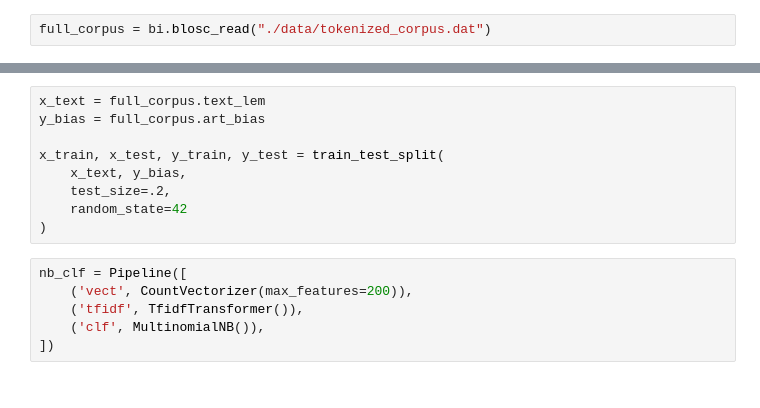
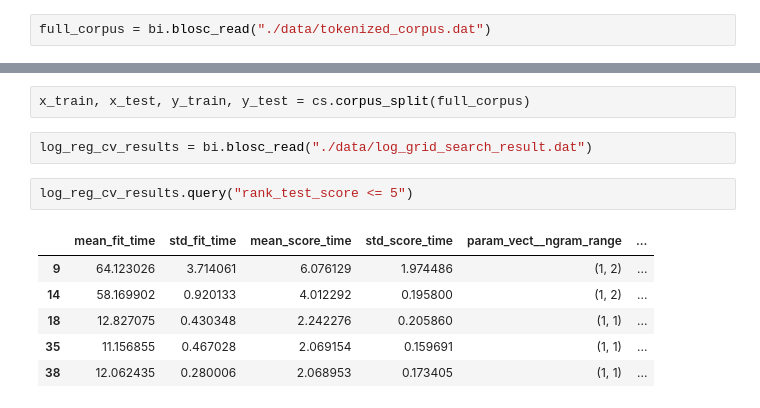
Before and after one commit to keenan-smith-data/political_corpus_python, a Jupyter notebook: data_modeling.ipynb, the cells around one changed output, grey strips where cells are left out. Cells and saved outputs as stored; diff of their text form.

```diff
--- a/data_modeling.ipynb
+++ b/data_modeling.ipynb
@@ -31,18 +28,16 @@ full_corpus.head()
 | 2 | "1983" and "The Brink" Review: Th... | Lee Edwards, Ph.D. | 2018-08-10 | defense | https://www.heritage.org/defense/... | Heritage Commentary | most historians agree that the wo... | right-wing | [historian, agre, world, came, cl... | ... |
 | 3 | "60 Minutes" Snubs the Facts on E... | Jonathan Butcher | 2018-03-13 | education | https://www.heritage.org/educatio... | Heritage Commentary | beth richardson is committed to h... | right-wing | [beth, richardson, commit, son, s... | ... |
 | 4 | "As Israel and the Arabs Battle, ... | James Phillips | 1983-09-20 | europe | https://www.heritage.org/europe/r... | Heritage Report | i i 291 september 20, 1983 as isr... | right-wing | [septemb, israel, arab, ban4, mos... | ... |
-# %%
-x_text = full_corpus.text_lem
-y_bias = full_corpus.art_bias
-
-x_train, x_test, y_train, y_test = train_test_split(
-    x_text, y_bias,
-    test_size=.2,
-    random_state=42
-)
-# %%
-nb_clf = Pipeline([
-    ('vect', CountVectorizer(max_features=200)),
-    ('tfidf', TfidfTransformer()),
-    ('clf', MultinomialNB()),
-])
+# %%
+x_train, x_test, y_train, y_test = cs.corpus_split(full_corpus)
+# %%
+log_reg_cv_results = bi.blosc_read("./data/log_grid_search_result.dat")
+# %%
+log_reg_cv_results.query("rank_test_score <= 5")
+# %% [output]
+|  | mean_fit_time | std_fit_time | mean_score_time | std_score_time | param_vect__ngram_range | ... |
+| 9 | 64.123026 | 3.714061 | 6.076129 | 1.974486 | (1, 2) | ... |
+| 14 | 58.169902 | 0.920133 | 4.012292 | 0.195800 | (1, 2) | ... |
+| 18 | 12.827075 | 0.430348 | 2.242276 | 0.205860 | (1, 1) | ... |
+| 35 | 11.156855 | 0.467028 | 2.069154 | 0.159691 | (1, 1) | ... |
+| 38 | 12.062435 | 0.280006 | 2.068953 | 0.173405 | (1, 1) | ... |
```
Also changed, not shown: parts of 10 cells of this notebook, 3 other files.
